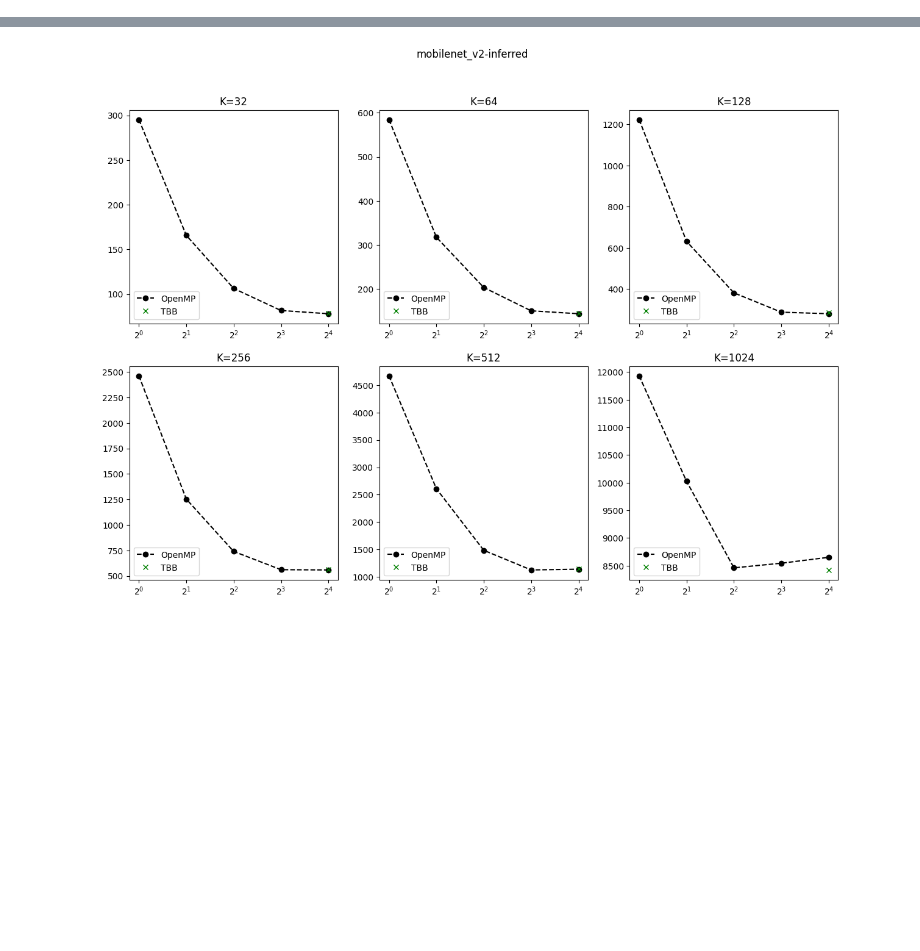
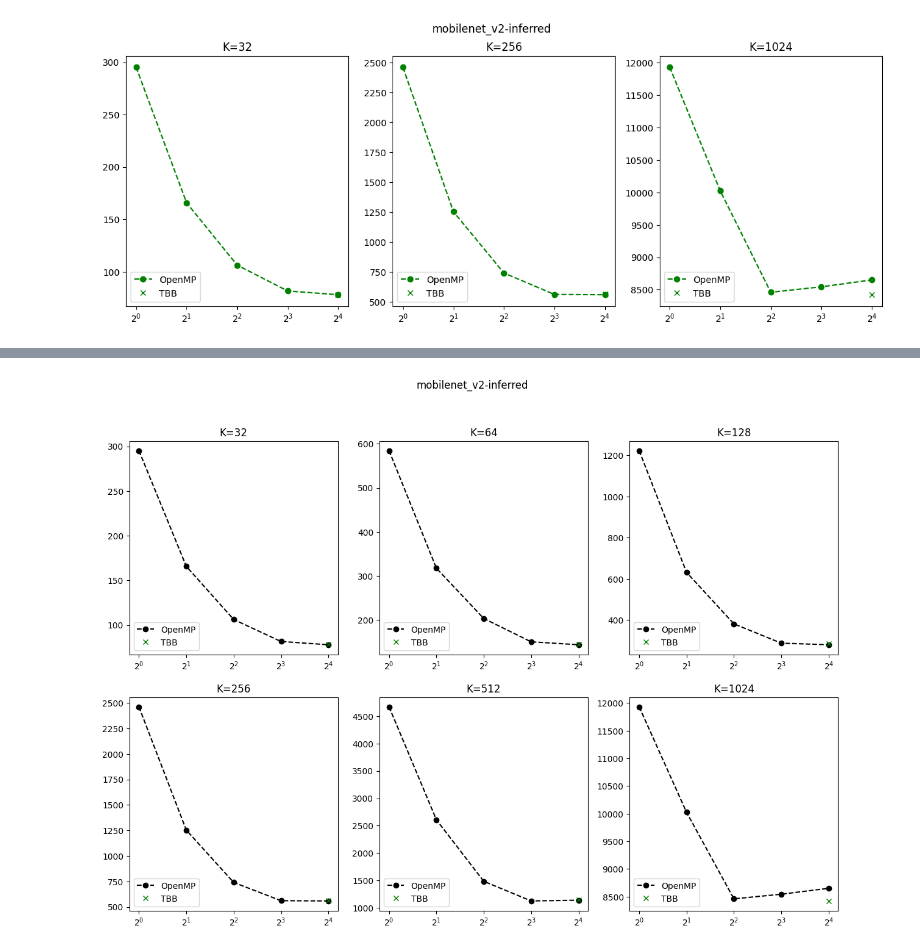
Before and after one commit to faccus/network_butcher, a Jupyter notebook: scripts/helper_notebooks/IO_Manager.ipynb, the cells around one changed output, grey strips where cells are left out. Cells and saved outputs as stored; diff of their text form; code cells hidden in the pictures; blank space fills up the shorter version.

```diff
--- a/scripts/helper_notebooks/IO_Manager.ipynb
+++ b/scripts/helper_notebooks/IO_Manager.ipynb
@@ -17,0 +17,37 @@ def get_table(base_path, report_name, entry):
+# %%
+def get_tables_TBB(base_path, report_name):
+    return pd.read_csv(base_path + '/TBB/' + report_name + '.txt').to_numpy()
+# %%
+def get_table_sequential(base_path, report_name):
+    return pd.read_csv(base_path + '/Sequential/' + report_name + '.txt').to_numpy()
+# %%
+def create_row(seq, open, idx, idy):
+    tmp_row = [seq[idx, idy]]
+
+    for i in range(4):
+        tmp_row.append(open[i][idx, idy])
+
+    return tmp_row
+# %%
+tbb_revision = get_tables_TBB(path_revision, 'report_IO_Manager')
+sequential_revision = get_table_sequential(path_revision, 'report_IO_Manager')
+openMP_revision = get_tables_openmp(path_revision, 'report_IO_Manager')
+
+tot = [6, 4, 5, 2, 4]
+# %%
+# MobileNet
+fix, axs = plt.subplots(1, 3, figsize=(15, 5))
+fix.suptitle(sequential_revision[0, 0])
+
+vals = [0,3,5]
+
+for i, ax in enumerate(axs.flat):
+    ax.set_title('K=' + str(int(sequential_revision[vals[i], 1])))
+
+    ax.plot([1,2,4,8,16], create_row(sequential_revision, openMP_revision, vals[i], 2), '--go')
+    ax.plot(16, tbb_revision[vals[i], 2], 'gx')
+
+    ax.set_xscale('log', base=2)
+    ax.legend(['OpenMP', 'TBB'], loc='lower left')
+# %% [output]
+[figure, added]
```
Also changed, not shown: parts of 4 cells of this notebook, 3 other files.
